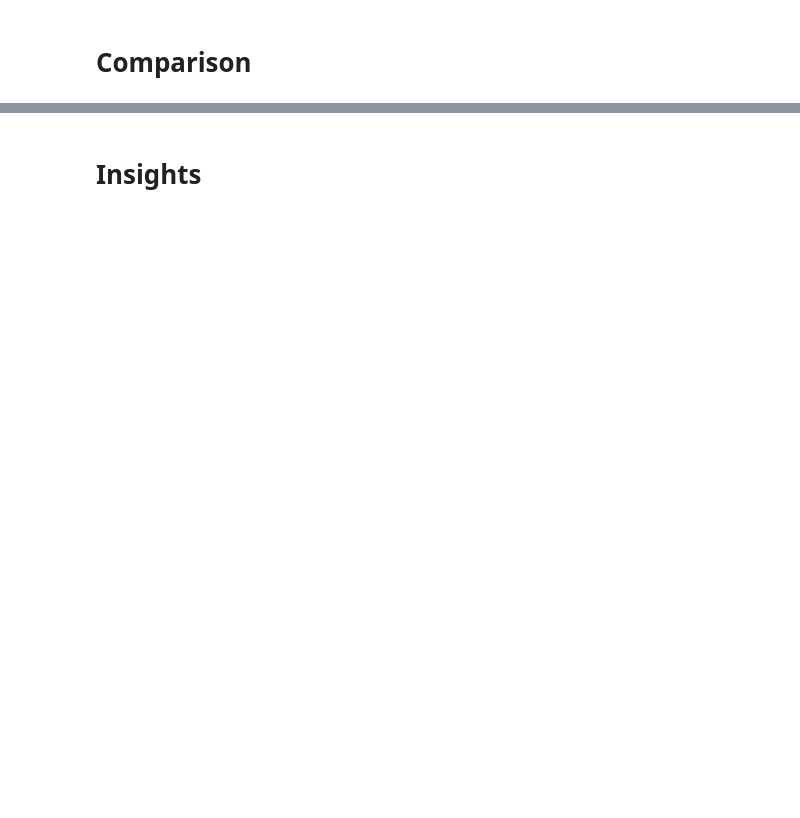
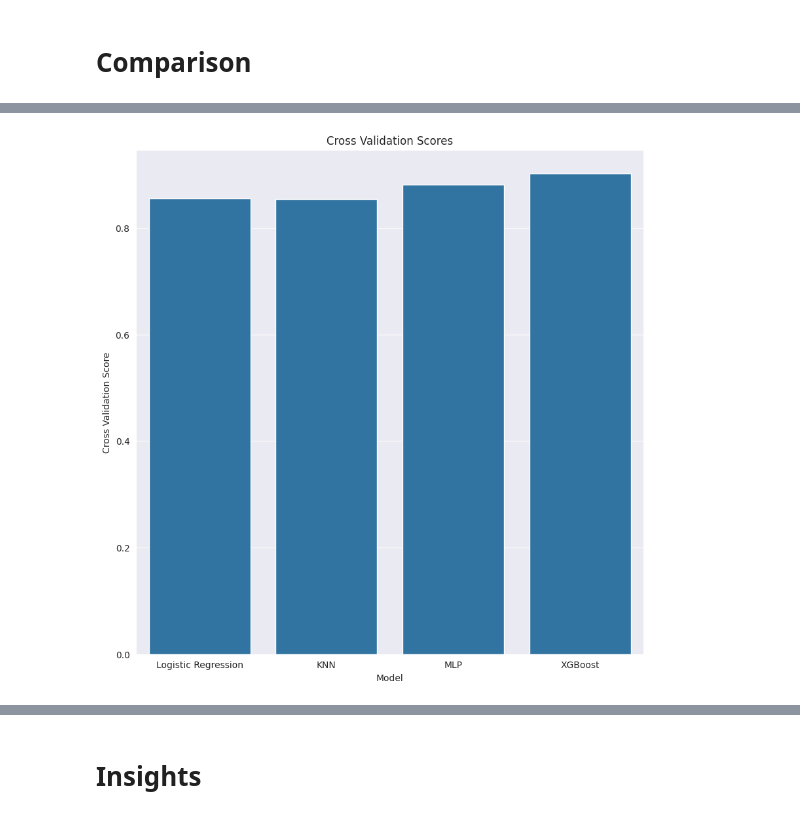
Before and after one commit to kaanbaycan/IE-423-Forecasting-Tasks, a Jupyter notebook: IE_423_Task_5.ipynb, the cells around one changed output, grey strips where cells are left out. Saved outputs shown, nothing was run; the diff lists cells and outputs as text; code cells hidden in the pictures; blank space fills up the shorter version.

```diff
--- a/IE_423_Task_5.ipynb
+++ b/IE_423_Task_5.ipynb
@@ -575,10 +588,8 @@ test_scores = pd.DataFrame({
 # %%
-plt.figure(figsize=(10, 6))
-sns.barplot(x="Model", y="Validation Score", data=validation_scores)
+plt.figure(figsize=(10, 10))
+sns.set_style("darkgrid")
 sns.barplot(x="Model", y="Cross Validation Score", data=cv_scores)
-sns.barplot(x="Model", y="Test Score", data=test_scores)
-plt.legend(["Validation Score", "Cross Validation Score", "Test Score"])
-plt.title("Validation Scores")
-plt.xlabel("Model")
-plt.ylabel("Accuracy")
+plt.title("Cross Validation Scores")
 plt.show()
+# %% [output]
+[figure, added]
```
Also changed, not shown: parts of 4 cells of this notebook.
